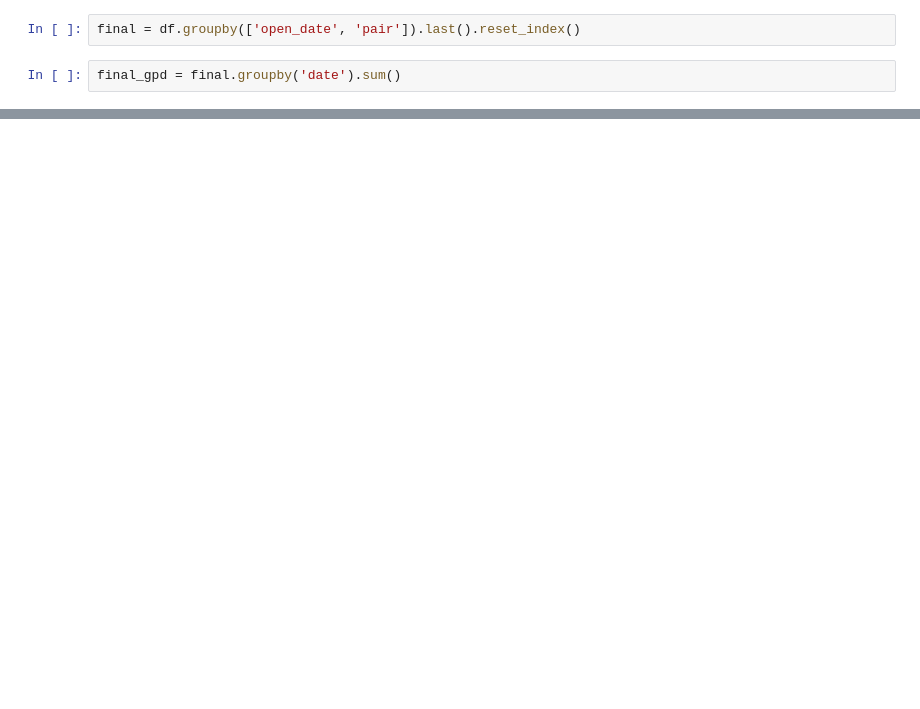
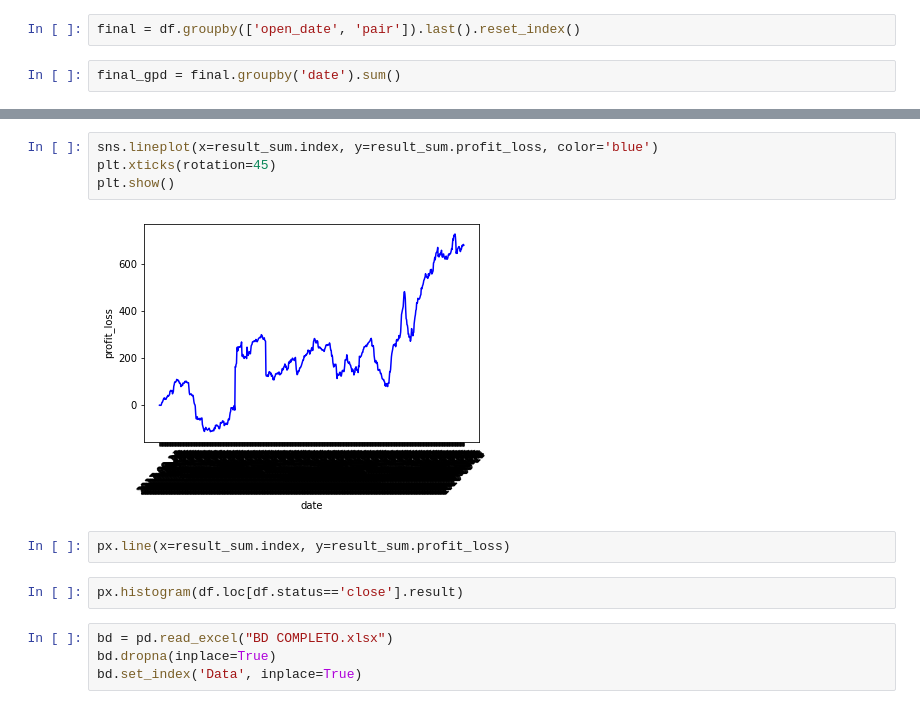
Before and after one commit to CorreaWillian/cointegration, a Jupyter notebook: EDA.ipynb, the cells around one changed output, grey strips where cells are left out. Saved outputs shown, nothing was run; the diff lists cells and outputs as text; blank space fills up the shorter version.

```diff
--- a/EDA.ipynb
+++ b/EDA.ipynb
@@ -89,0 +98,14 @@ df.loc[df.status=='close']
+# %%
+sns.lineplot(x=result_sum.index, y=result_sum.profit_loss, color='blue')
+plt.xticks(rotation=45)
+plt.show()
+# %% [output]
+[figure, added]
+# %%
+px.line(x=result_sum.index, y=result_sum.profit_loss)
+# %%
+px.histogram(df.loc[df.status=='close'].result)
+# %%
+bd = pd.read_excel("BD COMPLETO.xlsx")
+bd.dropna(inplace=True)
+bd.set_index('Data', inplace=True)
```
Also changed, not shown: parts of 31 cells of this notebook, 2 other files.
